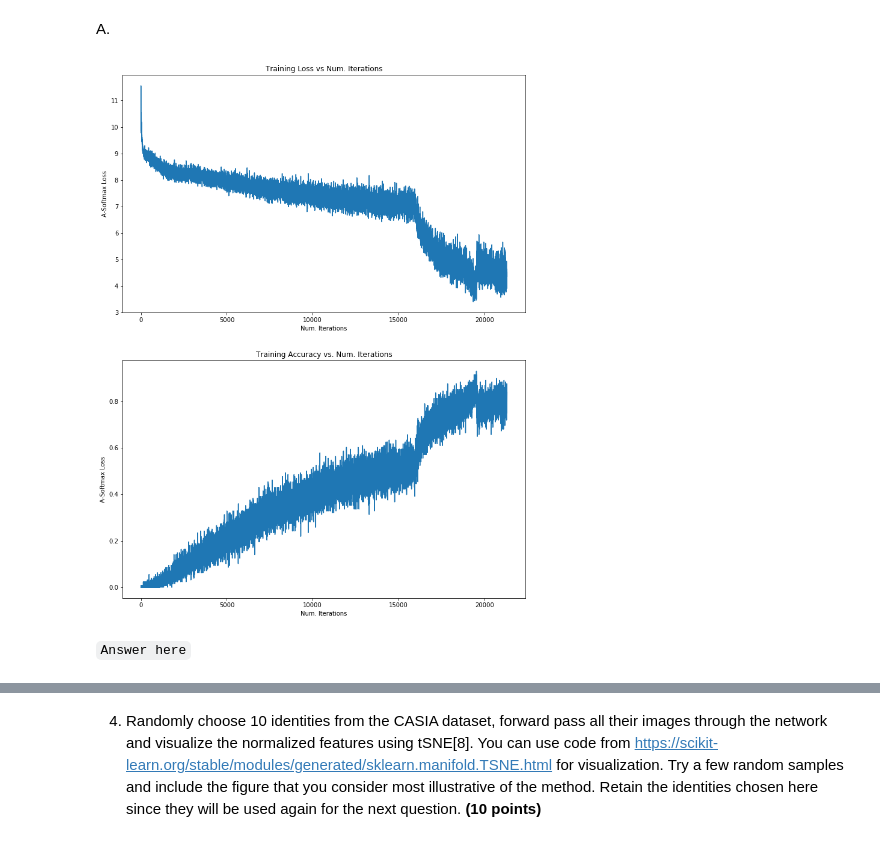
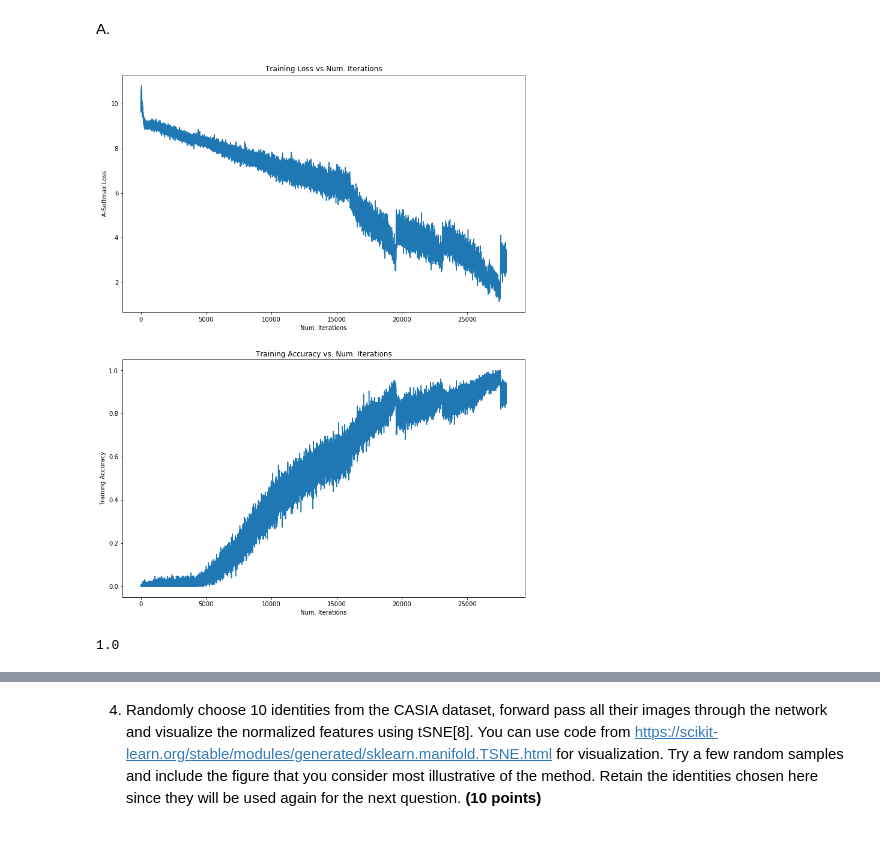
Before and after one commit to devanshuDesai/cse252d-sp21-hw2, a Jupyter notebook: hw2_questions.ipynb, the cells around one changed output, grey strips where cells are left out. Drawn from its saved outputs; the diff is of its cells as text; code cells hidden in the pictures.

```diff
--- a/hw2_questions.ipynb
+++ b/hw2_questions.ipynb
@@ -208,19 +396,21 @@ y &=& \mathtt{PReLU}(y) \\
 # %% [markdown]
 A.
 # %%
-loss = np.load('../sphereFace/checkpoint_bn/loss.npy')
-acc = np.load('../sphereFace/checkpoint_bn/accuracy.npy')
+loss = np.load('../sphereFace/checkpoint_bn2/loss.npy')
+acc = np.load('../sphereFace/checkpoint_bn2/accuracy.npy')
 
 _, ax = plt.subplots(2,1,figsize=(12,16))
 ax[0].plot(loss)
 ax[0].set_title('Training Loss vs Num. Iterations')
 ax[0].set_xlabel('Num. Iterations')
 ax[0].set_ylabel('A-Softmax Loss')
 ax[1].plot(acc)
 ax[1].set_title('Training Accuracy vs. Num. Iterations')
 ax[1].set_xlabel('Num. Iterations')
-ax[1].set_ylabel('A-Softmax Loss');
+ax[1].set_ylabel('Training Accuracy');
 # %% [output]
-[figure, old version]
+[figure, new version]
-# %% [markdown]
-``Answer here``
+# %%
+max(acc)
+# %% [output]
+1.0
```
Also changed, not shown: parts of 10 cells of this notebook.
